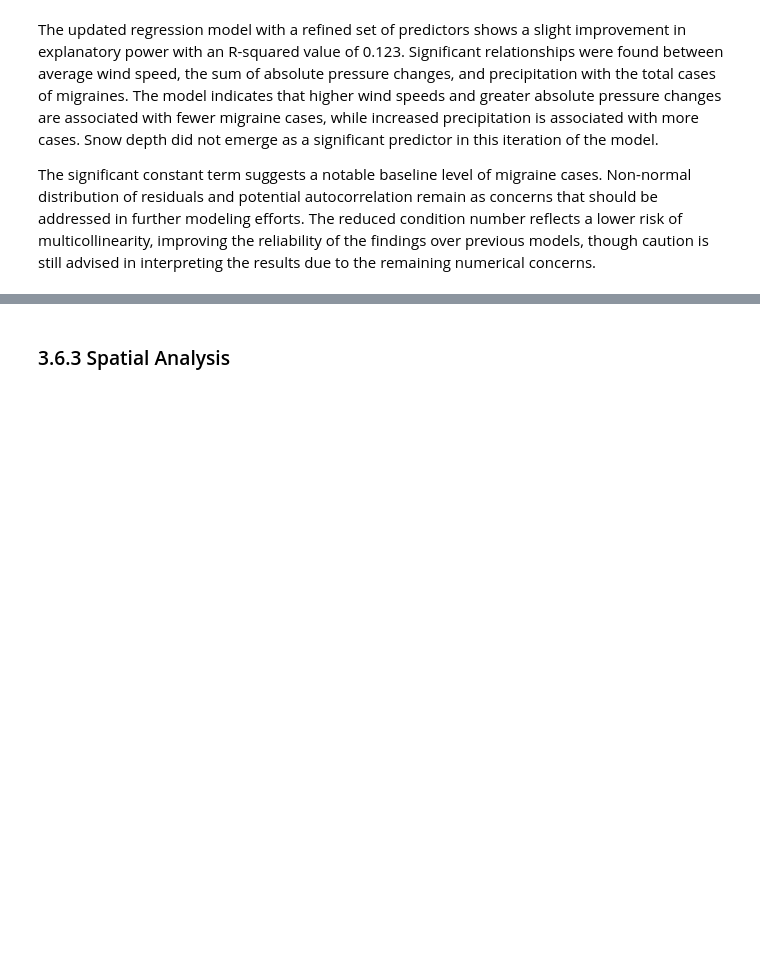
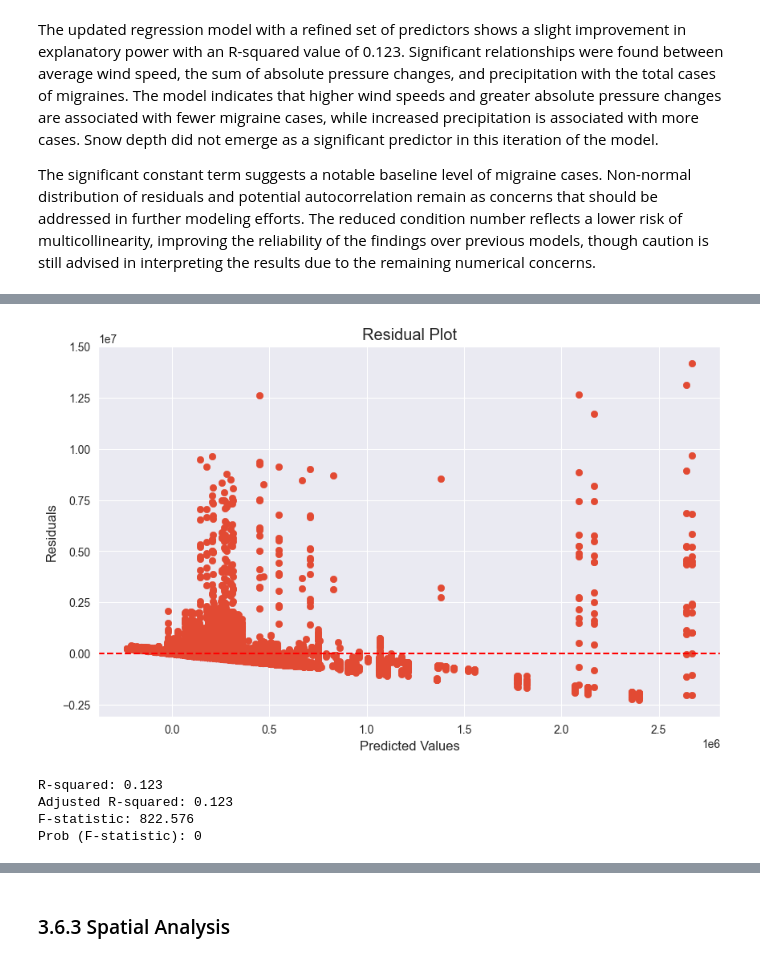
Before and after one commit to christinedbaxter/analyticsCapstone, a Jupyter notebook: notebooks/03_data_analysis.ipynb, the cells around one changed output, grey strips where cells are left out. Drawn from its saved outputs; the diff is of its cells as text; code cells hidden in the pictures; blank space fills up the shorter version.

```diff
--- a/notebooks/03_data_analysis.ipynb
+++ b/notebooks/03_data_analysis.ipynb
@@ -610,0 +635,23 @@ strong multicollinearity or other numerical problems.
+# %%
+# Residual Plot
+residuals = model.resid
+plt.figure(figsize=(10, 6))
+plt.scatter(model.predict(), residuals)
+plt.axhline(y=0, color='r', linestyle='--')
+plt.xlabel('Predicted Values')
+plt.ylabel('Residuals')
+plt.title('Residual Plot')
+plt.show()
+# %% [output]
+[figure, added]
+# %%
+# Display R-squared and other model statistics
+print(f'R-squared: {model.rsquared:.3f}')
+print(f'Adjusted R-squared: {model.rsquared_adj:.3f}')
+print(f'F-statistic: {model.fvalue:.3f}')
+print(f'Prob (F-statistic): {model.f_pvalue:.3g}')
+# %% [output]
+R-squared: 0.123
+Adjusted R-squared: 0.123
+F-statistic: 822.576
+Prob (F-statistic): 0
```
Also changed, not shown: parts of 9 cells of this notebook, 7 other files.
